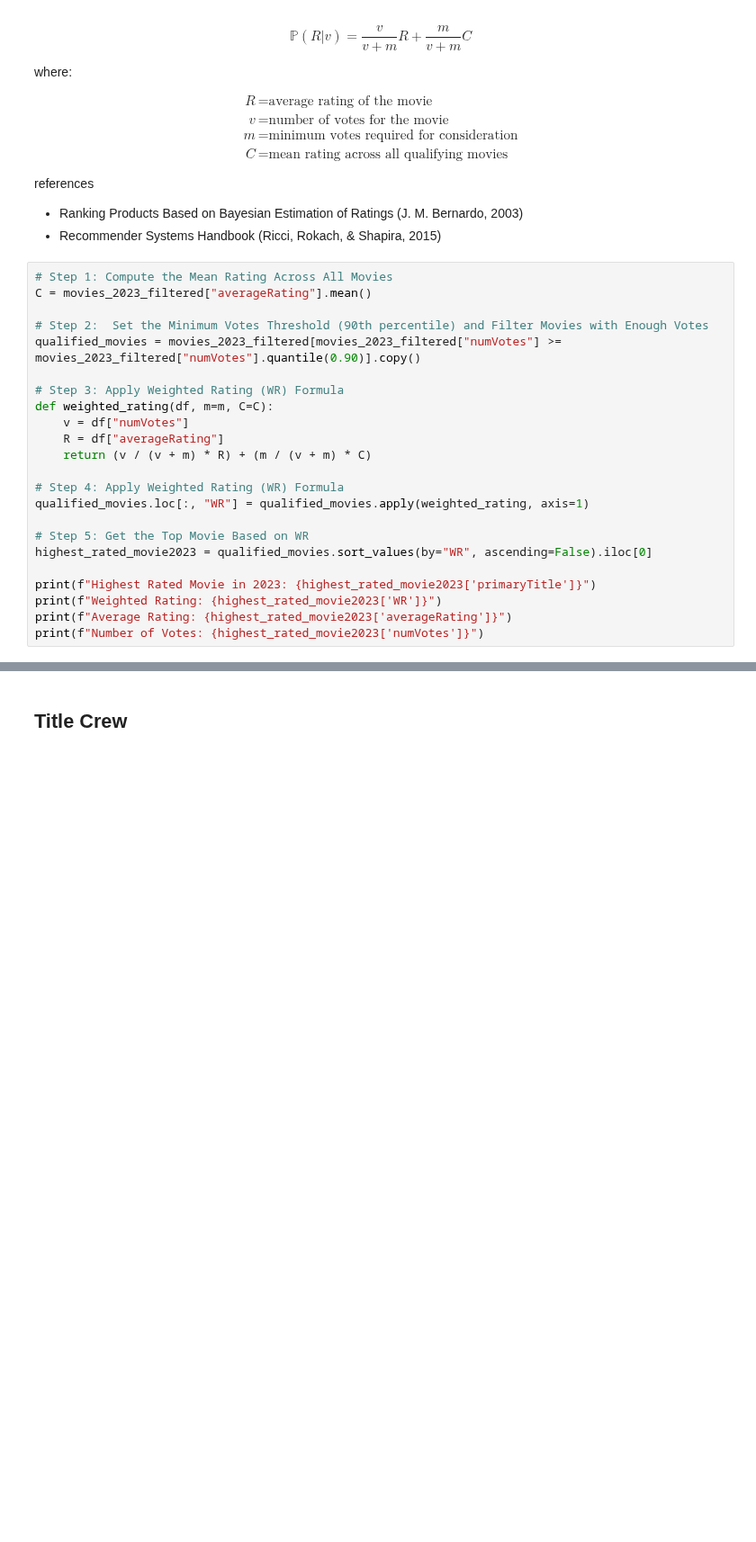
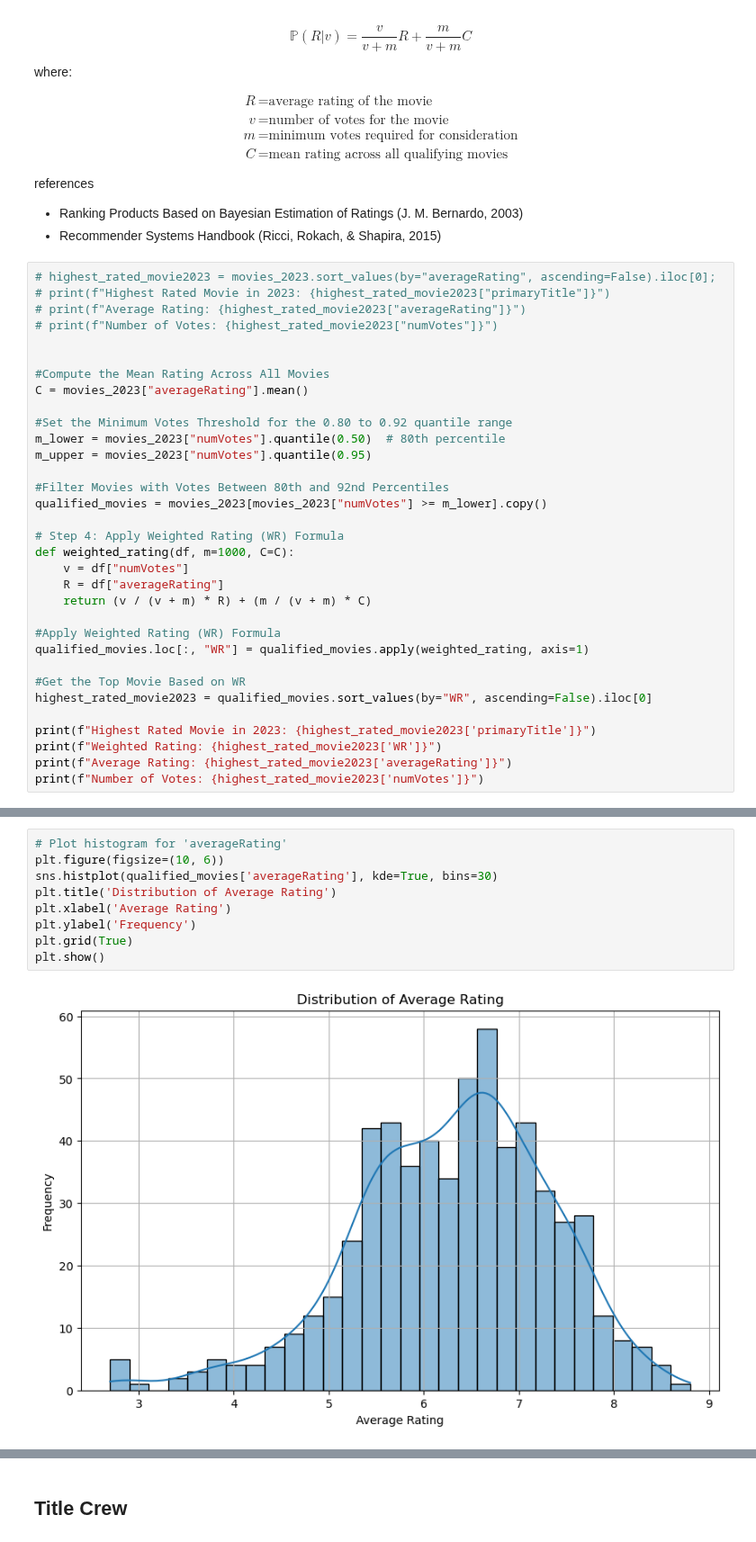
Before and after one commit to Ariestootl/machine_learning, a Jupyter notebook: Movie_Prediction/imdb.ipynb, the cells around one changed output, grey strips where cells are left out. Shown at 90% size. Drawn from its saved outputs; the diff is of its cells as text; blank space fills up the shorter version.

```diff
--- a/Movie_Prediction/imdb.ipynb
+++ b/Movie_Prediction/imdb.ipynb
@@ -143,22 +316,32 @@ references
 * Ranking Products Based on Bayesian Estimation of Ratings (J. M. Bernardo, 2003)
 * Recommender Systems Handbook (Ricci, Rokach, & Shapira, 2015)
 # %%
-# Step 1: Compute the Mean Rating Across All Movies
-C = movies_2023_filtered["averageRating"].mean()
+# highest_rated_movie2023 = movies_2023.sort_values(by="averageRating", ascending=False).iloc[0];
+# print(f"Highest Rated Movie in 2023: {highest_rated_movie2023["primaryTitle"]}")
+# print(f"Average Rating: {highest_rated_movie2023["averageRating"]}")
+# print(f"Number of Votes: {highest_rated_movie2023["numVotes"]}")
 
-# Step 2:  Set the Minimum Votes Threshold (90th percentile) and Filter Movies with Enough Votes
-qualified_movies = movies_2023_filtered[movies_2023_filtered["numVotes"] >=  movies_2023_filtered["numVotes"].quantile(0.90)].copy()
 
-# Step 3: Apply Weighted Rating (WR) Formula
-def weighted_rating(df, m=m, C=C):
+#Compute the Mean Rating Across All Movies
+C = movies_2023["averageRating"].mean()
+
+#Set the Minimum Votes Threshold for the 0.80 to 0.92 quantile range
+m_lower = movies_2023["numVotes"].quantile(0.50)  # 80th percentile
+m_upper = movies_2023["numVotes"].quantile(0.95)
+
+#Filter Movies with Votes Between 80th and 92nd Percentiles
+qualified_movies = movies_2023[movies_2023["numVotes"] >= m_lower].copy()
+
+# Step 4: Apply Weighted Rating (WR) Formula
+def weighted_rating(df, m=1000, C=C):
     v = df["numVotes"]
     R = df["averageRating"]
     return (v / (v + m) * R) + (m / (v + m) * C)
 
-# Step 4: Apply Weighted Rating (WR) Formula
+#Apply Weighted Rating (WR) Formula
 qualified_movies.loc[:, "WR"] = qualified_movies.apply(weighted_rating, axis=1)
 
-# Step 5: Get the Top Movie Based on WR
+#Get the Top Movie Based on WR
 highest_rated_movie2023 = qualified_movies.sort_values(by="WR", ascending=False).iloc[0]
 
 print(f"Highest Rated Movie in 2023: {highest_rated_movie2023['primaryTitle']}")
@@ -177,3 +372,14 @@ qualified_movies.shape
+# %%
+# Plot histogram for 'averageRating'
+plt.figure(figsize=(10, 6))
+sns.histplot(qualified_movies['averageRating'], kde=True, bins=30)
+plt.title('Distribution of Average Rating')
+plt.xlabel('Average Rating')
+plt.ylabel('Frequency')
+plt.grid(True)
+plt.show()
+# %% [output]
+[figure, added]
 # %%
 import numpy as np
 import matplotlib.pyplot as plt
```
Also changed, not shown: parts of 58 cells of this notebook.
